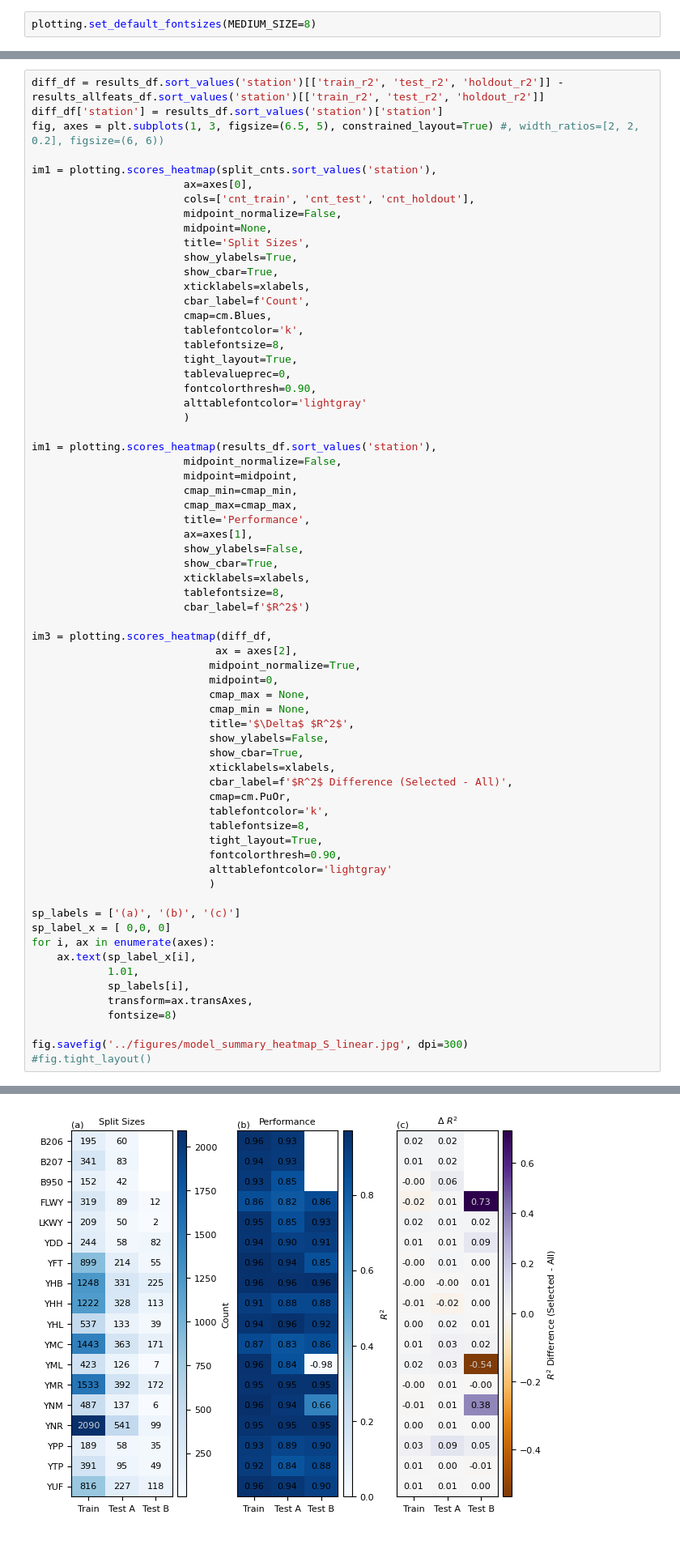
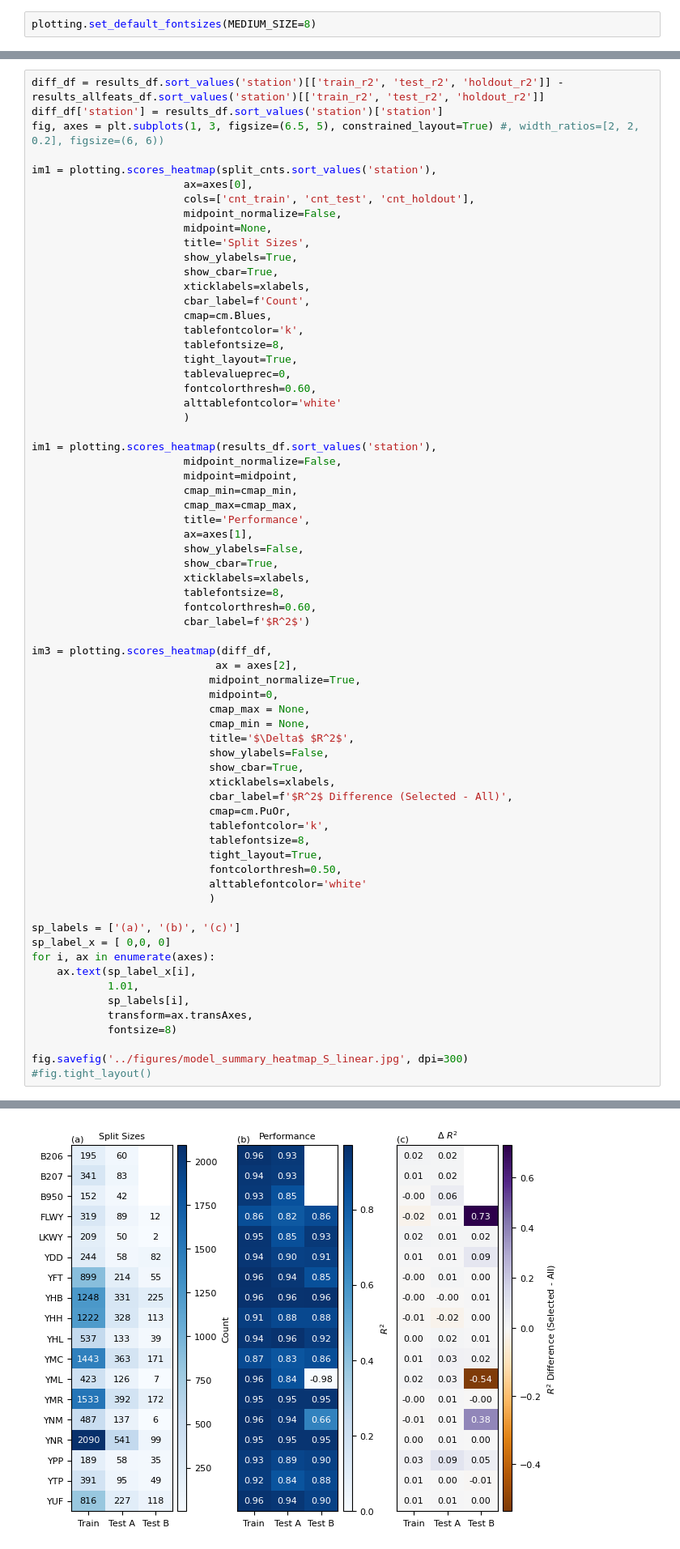
Before and after one commit to armstrong06/featmag, a Jupyter notebook: notebooks_results/ModelResultsS.ipynb, the cells around one changed output, grey strips where cells are left out. Shown at 81% size. Saved outputs shown, nothing was run; the diff lists cells and outputs as text.

```diff
--- a/notebooks_results/ModelResultsS.ipynb
+++ b/notebooks_results/ModelResultsS.ipynb
@@ -290,8 +291,8 @@ im1 = plotting.scores_heatmap(split_cnts.sort_values('station'),
                         tablefontsize=8,
                         tight_layout=True,
                         tablevalueprec=0,
-                        fontcolorthresh=0.90,
-                        alttablefontcolor='lightgray'
+                        fontcolorthresh=0.60,
+                        alttablefontcolor='white'
                         )
 
 im1 = plotting.scores_heatmap(results_df.sort_values('station'),
@@ -305,6 +306,7 @@ im1 = plotting.scores_heatmap(results_df.sort_values('station'),
                         show_cbar=True,
                         xticklabels=xlabels,
                         tablefontsize=8,
+                        fontcolorthresh=0.60,
                         cbar_label=f'$R^2$')
 
 im3 = plotting.scores_heatmap(diff_df,
@@ -313,36 +315,36 @@ im3 = plotting.scores_heatmap(diff_df,
                             midpoint=0,
                             cmap_max = None,
                             cmap_min = None,
                             title='$\Delta$ $R^2$',
                             show_ylabels=False,
                             show_cbar=True,
                             xticklabels=xlabels,
                             cbar_label=f'$R^2$ Difference (Selected - All)',
                             cmap=cm.PuOr,
                             tablefontcolor='k',
                             tablefontsize=8,
                             tight_layout=True,
-                            fontcolorthresh=0.90,
-                            alttablefontcolor='lightgray'
+                            fontcolorthresh=0.50,
+                            alttablefontcolor='white'
                             )
 
 sp_labels = ['(a)', '(b)', '(c)']
 sp_label_x = [ 0,0, 0]
 for i, ax in enumerate(axes):
     ax.text(sp_label_x[i],
             1.01,
             sp_labels[i],
             transform=ax.transAxes,
             fontsize=8)
 
 fig.savefig('../figures/model_summary_heatmap_S_linear.jpg', dpi=300)
 #fig.tight_layout()
 # %% [output]
 cmap min set to 2.0
 cmap max set to 2090.0
 cmap min set to -0.5389999999999999
 cmap max set to 0.727
-[figure, old version]
+[figure, new version]
 # %% [markdown]
 # Actual vs predicted plots
 # %%
```
Also changed, not shown: parts of 1 cell of this notebook, 5 other files.
